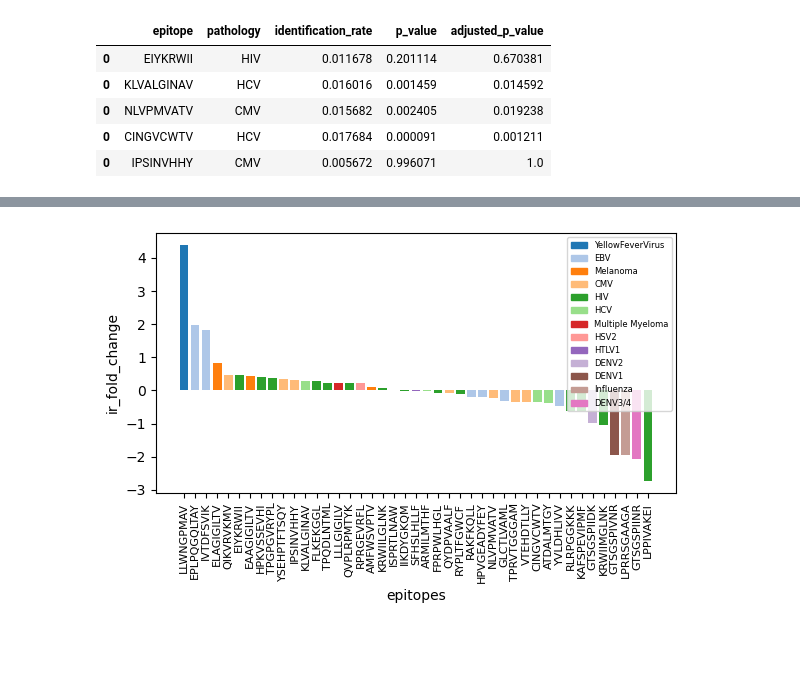
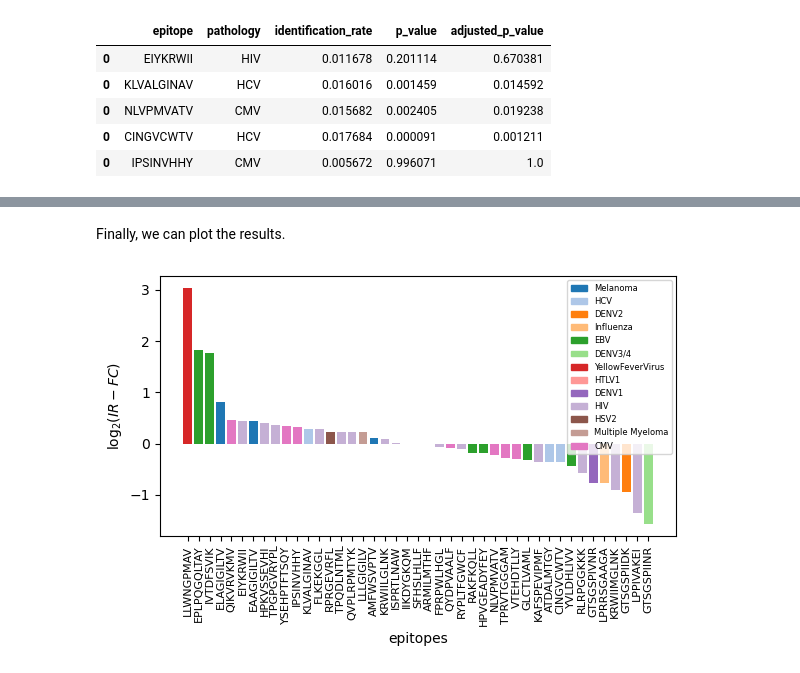
Before and after one commit to svalkiers/MMB_antigen_receptor_repertoire_tools, a Jupyter notebook: notebooks/part4_tcrex_stats.ipynb, the cells around one changed output, grey strips where cells are left out. Drawn from its saved outputs; the diff is of its cells as text; code cells hidden in the pictures; blank space fills up the shorter version.

Commit message:
Update TCRex results & stats tutorial

```diff
--- a/notebooks/part4_tcrex_stats.ipynb
+++ b/notebooks/part4_tcrex_stats.ipynb
@@ -255,11 +277,14 @@ metrics = metrics_day_0.merge(right = metrics_day_15, on = ["epitope", "patholog
 ir_cols = ["identification_rate_x", "identification_rate_y"]
 p_cols = ["p_value_x", "p_value_y", "adjusted_p_value_x", "adjusted_p_value_y"]
 
-# # Fill NAs with revelant values
-metrics[ir_cols] = metrics[ir_cols].fillna(0) + metrics[ir_cols].min() # Add small value to prevent division by zero
+# Fill NAs identification rate with 0
+# Normalize with minimum identification rate to prevent division by zero
+metrics[ir_cols] = metrics[ir_cols].fillna(0) + metrics[ir_cols].min()
+# Fill NAs p values rate with 0
 metrics[p_cols] = metrics[p_cols].fillna(1)
 
 # # Calculate fold change (B/A)
-# metrics["ir_fold_change"] = np.log2(metrics["identification_rate_y"] / metrics["identification_rate_x"])
+metrics["ir_fold_change"] = metrics["identification_rate_y"] / metrics["identification_rate_x"]
+metrics["ir_fold_change"] = np.log2(metrics["ir_fold_change"].astype(float))
 
-# metrics.head()
+metrics.head()
@@ -286,4 +298,12 @@ dtype: object
-# %%
-plot_epitope_distribution(metrics_df = metrics, y_value = "ir_fold_change", name = "epitope_fold_change")
-# %% [output]
-[figure, removed]
+# %% [markdown]
+Finally, we can plot the results.
+# %%
+plot_epitope_distribution(
+    metrics_df = metrics,
+    name = "epitope_fold_change",
+    colordict = colorlabels,
+    y_value = "ir_fold_change",
+    y_axis = r"$\log_{2}(IR-FC)$", # IR-FC = identification rate fold change
+    )
+# %% [output]
+[figure, added]
```
Also changed, not shown: parts of 14 cells of this notebook, 3 other files.
